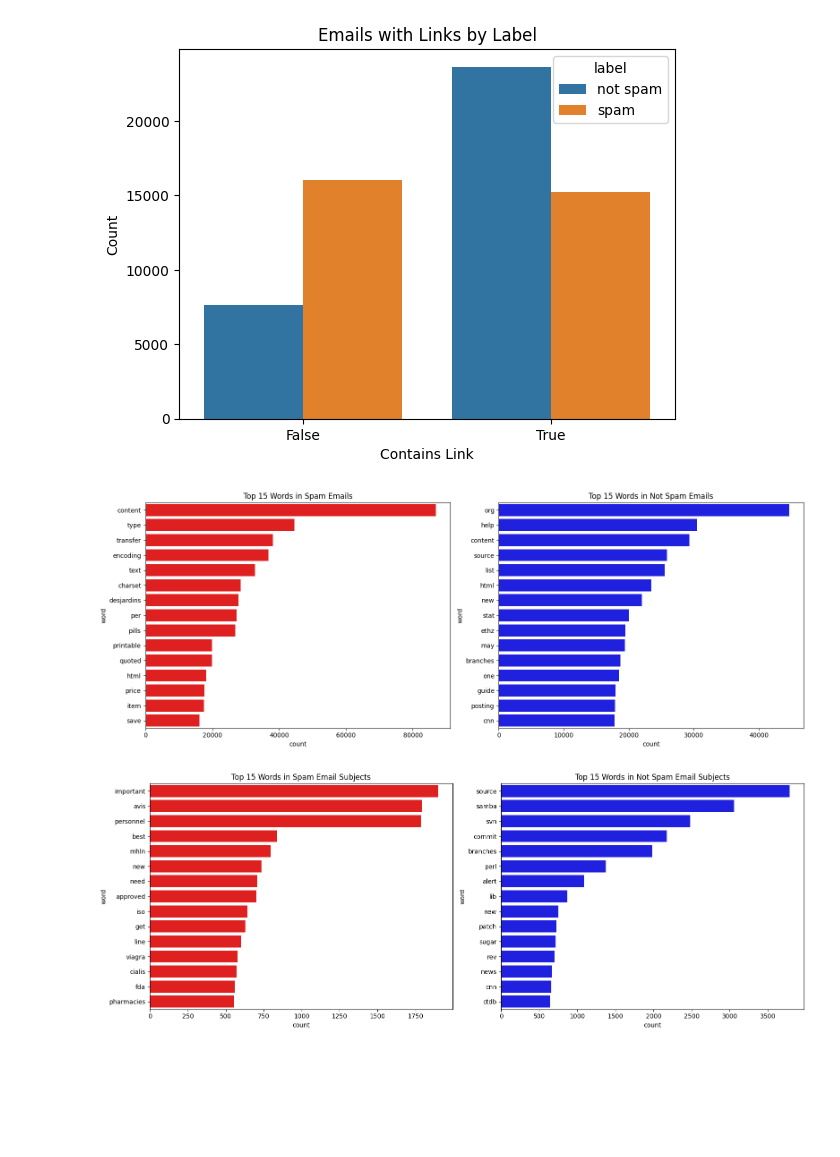
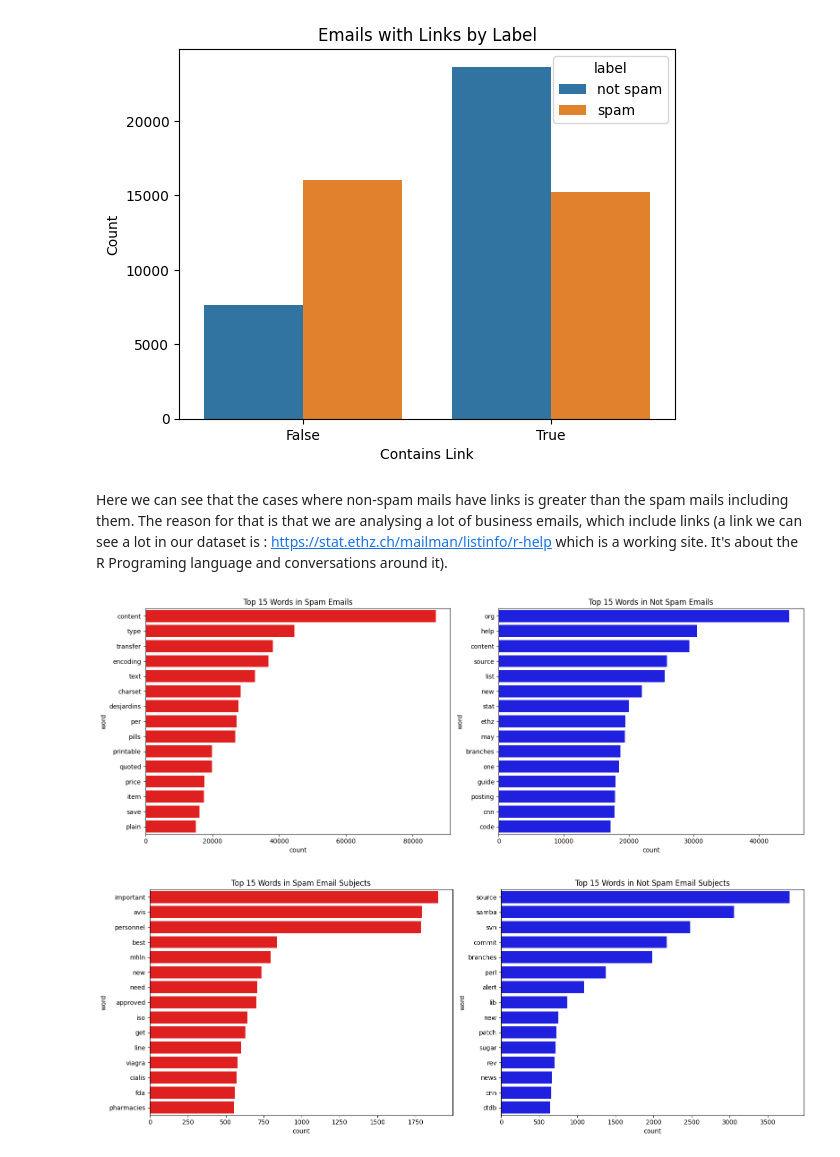
Before and after one commit to KaloyanRakov/Spam-Email-Classifier, a Jupyter notebook: Notebooks/SpamShield.ipynb, the cells around one changed output. Drawn from its saved outputs; the diff is of its cells as text; code cells hidden in the pictures; blank space fills up the shorter version.

```diff
--- a/Notebooks/SpamShield.ipynb
+++ b/Notebooks/SpamShield.ipynb
@@ -435,6 +429,8 @@ plt.ylabel("Count")
 plt.show()
 # %% [output]
 [figure]
+# %% [markdown]
+Here we can see that the cases where non-spam mails have links is greater than the spam mails including them. The reason for that is that we are analysing a lot of business emails, which include links (a link we can see a lot in our dataset is : https://stat.ethz.ch/mailman/listinfo/r-help which is a working site. It's about the R Programing language and conversations around it).
 # %%
 import warnings
 warnings.filterwarnings("ignore")
@@ -449,35 +445,35 @@ import re
 
 nltk.download('stopwords', quiet=True)
 stop_words = set(stopwords.words('english'))
 
 # Add custom stopwords
-custom_stopwords = {'http', 'https', 'com', 'www', 'subject', 'click', 'email', 'please', 'mail', 'ect', 'make'}
+custom_stopwords = {'http', 'https', 'com', 'www', 'subject', 'click', 'email', 'please', 'mail', 'ect', 'make', 'html'}
 stop_words.update(custom_stopwords)
 
 def clean_and_tokenize(text):
     words = re.findall(r'\b[a-z]{3,}\b', text.lower())
     return [word for word in words if word not in stop_words]
 
 spam_tokens = clean_and_tokenize(" ".join(balanced_df[balanced_df['label'] == 'spam']['message']))
 not_spam_tokens = clean_and_tokenize(" ".join(balanced_df[balanced_df['label'] == 'not spam']['message']))
 
 spam_freq = Counter(spam_tokens)
 not_spam_freq = Counter(not_spam_tokens)
 
 top_spam = pd.DataFrame(spam_freq.most_common(15), columns=['word', 'count'])
 top_not_spam = pd.DataFrame(not_spam_freq.most_common(15), columns=['word', 'count'])
 
 fig, axes = plt.subplots(1, 2, figsize=(16, 6))
 sns.barplot(data=top_spam, x='count', y='word', ax=axes[0], color="red")
 axes[0].set_title("Top 15 Words in Spam Emails")
 
 sns.barplot(data=top_not_spam, x='count', y='word', ax=axes[1], color="blue")
 axes[1].set_title("Top 15 Words in Not Spam Emails")
 
 plt.tight_layout()
 plt.show()
 # %% [output]
-[figure, old version]
+[figure, new version]
 # %%
 spam_subject_tokens = clean_and_tokenize(" ".join(balanced_df[balanced_df['label'] == 'spam']['subject']))
 not_spam_subject_tokens = clean_and_tokenize(" ".join(balanced_df[balanced_df['label'] == 'not spam']['subject']))
```
Also changed, not shown: parts of 22 cells of this notebook, 1 other file.
